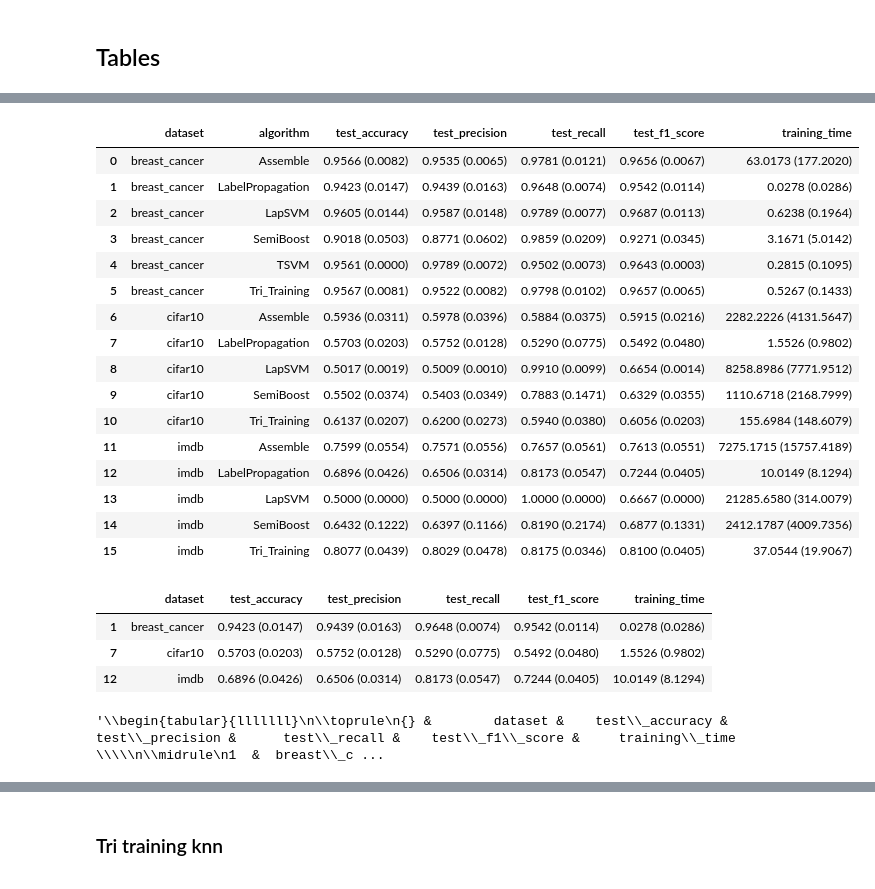
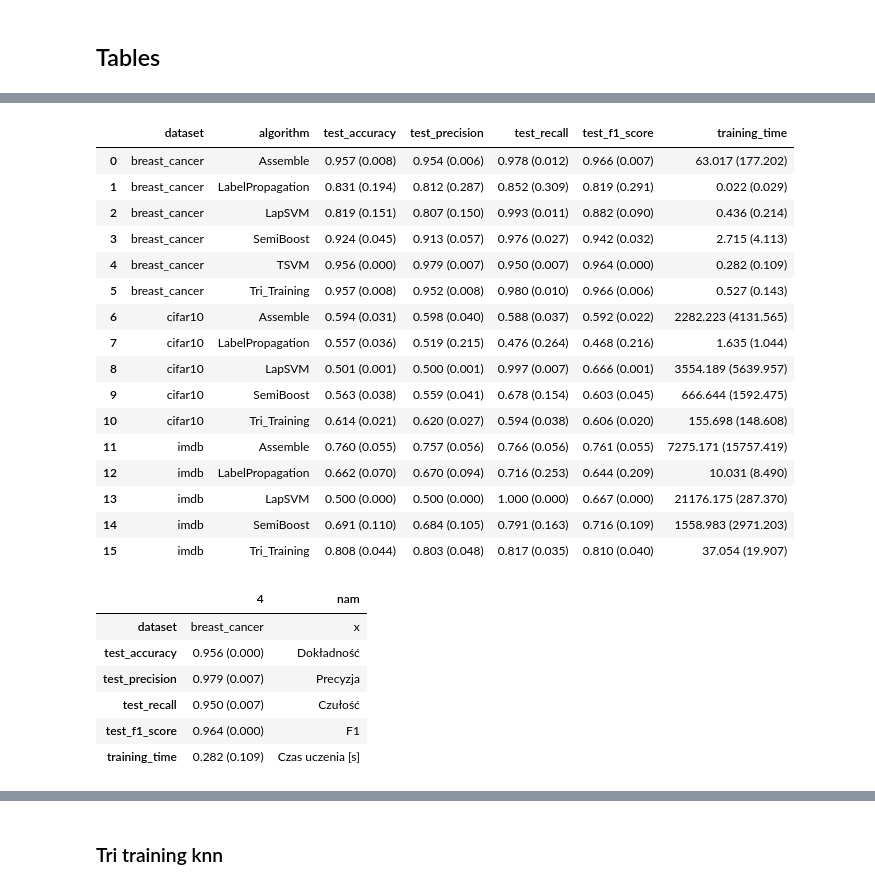
Before and after one commit to github-kamilk/BSc_Thesis, a Jupyter notebook: Experiments_analysis.ipynb, the cells around one changed output, grey strips where cells are left out. Saved outputs shown, nothing was run; the diff lists cells and outputs as text; code cells hidden in the pictures.

```diff
--- a/Experiments_analysis.ipynb
+++ b/Experiments_analysis.ipynb
@@ -5,7 +5,7 @@ import pandas as pd
 import json
 
 # Ścieżka do pliku JSON
-file_path = 'experiments_results_base_parameters/all_results.json'
+file_path = 'executed_experiments/experiments_results_base_parameters/all_results.json'
 
 # Otwarcie i wczytanie danych z pliku
 with open(file_path, 'r') as file:
@@ -25,7 +25,7 @@ for entry in json.loads(json_data):
     df_list.append(flat_entry)
 
 df = pd.DataFrame(df_list)
-df[['accuracy', 'precision', 'recall', 'f1_score', 'time']] = df[['accuracy', 'precision', 'recall', 'f1_score', 'time']].round(4)
+df[['accuracy', 'precision', 'recall', 'f1_score', 'time']] = df[['accuracy', 'precision', 'recall', 'f1_score', 'time']].round(3)
 # Wyświetlenie pierwszych kilku wierszy DataFrame'u
 df.head()
 # %% [output]
@@ -153,7 +169,7 @@ df[df.dataset=='breast_cancer'][['algorithm','test_accuracy','test_precision','t
 import pandas as pd
 import json
 
-updated_file_path = 'executed_experiments/experiment_2_results_combined/all_results.json'
+updated_file_path = 'executed_experiments/experiment_2_results_combined/all_results_tables.json'
 
 with open(updated_file_path, 'r') as file:
     updated_lp_results = json.load(file)
@@ -169,7 +185,7 @@ grouped_data = updated_df.groupby(['dataset','algorithm'])[['test_accuracy', 'te
 grouped_data.columns = [' '.join(col).strip() for col in grouped_data.columns.values]
 
 def format_mean_std(mean, std):
-    return f"{mean:.4f} ({std:.4f})"
+    return f"{mean:.3f} ({std:.3f})"
 
 formatted_data = {}
 for column in grouped_data.columns:
@@ -203,30 +202,31 @@ formatted_results_df
 |  | dataset | algorithm | test_accuracy | test_precision | test_recall | test_f1_score | training_time |
-| 0 | breast_cancer | Assemble | 0.9566 (0.0082) | 0.9535 (0.0065) | 0.9781 (0.0121) | 0.9656 (0.0067) | 63.0173 (177.2020) |
-| 1 | breast_cancer | LabelPropagation | 0.9423 (0.0147) | 0.9439 (0.0163) | 0.9648 (0.0074) | 0.9542 (0.0114) | 0.0278 (0.0286) |
-| 2 | breast_cancer | LapSVM | 0.9605 (0.0144) | 0.9587 (0.0148) | 0.9789 (0.0077) | 0.9687 (0.0113) | 0.6238 (0.1964) |
-| 3 | breast_cancer | SemiBoost | 0.9018 (0.0503) | 0.8771 (0.0602) | 0.9859 (0.0209) | 0.9271 (0.0345) | 3.1671 (5.0142) |
-| 4 | breast_cancer | TSVM | 0.9561 (0.0000) | 0.9789 (0.0072) | 0.9502 (0.0073) | 0.9643 (0.0003) | 0.2815 (0.1095) |
-| 5 | breast_cancer | Tri_Training | 0.9567 (0.0081) | 0.9522 (0.0082) | 0.9798 (0.0102) | 0.9657 (0.0065) | 0.5267 (0.1433) |
-| 6 | cifar10 | Assemble | 0.5936 (0.0311) | 0.5978 (0.0396) | 0.5884 (0.0375) | 0.5915 (0.0216) | 2282.2226 (4131.5647) |
-| 7 | cifar10 | LabelPropagation | 0.5703 (0.0203) | 0.5752 (0.0128) | 0.5290 (0.0775) | 0.5492 (0.0480) | 1.5526 (0.9802) |
-| 8 | cifar10 | LapSVM | 0.5017 (0.0019) | 0.5009 (0.0010) | 0.9910 (0.0099) | 0.6654 (0.0014) | 8258.8986 (7771.9512) |
-| 9 | cifar10 | SemiBoost | 0.5502 (0.0374) | 0.5403 (0.0349) | 0.7883 (0.1471) | 0.6329 (0.0355) | 1110.6718 (2168.7999) |
-| 10 | cifar10 | Tri_Training | 0.6137 (0.0207) | 0.6200 (0.0273) | 0.5940 (0.0380) | 0.6056 (0.0203) | 155.6984 (148.6079) |
-| 11 | imdb | Assemble | 0.7599 (0.0554) | 0.7571 (0.0556) | 0.7657 (0.0561) | 0.7613 (0.0551) | 7275.1715 (15757.4189) |
-| 12 | imdb | LabelPropagation | 0.6896 (0.0426) | 0.6506 (0.0314) | 0.8173 (0.0547) | 0.7244 (0.0405) | 10.0149 (8.1294) |
-| 13 | imdb | LapSVM | 0.5000 (0.0000) | 0.5000 (0.0000) | 1.0000 (0.0000) | 0.6667 (0.0000) | 21285.6580 (314.0079) |
-| 14 | imdb | SemiBoost | 0.6432 (0.1222) | 0.6397 (0.1166) | 0.8190 (0.2174) | 0.6877 (0.1331) | 2412.1787 (4009.7356) |
-| 15 | imdb | Tri_Training | 0.8077 (0.0439) | 0.8029 (0.0478) | 0.8175 (0.0346) | 0.8100 (0.0405) | 37.0544 (19.9067) |
+| 0 | breast_cancer | Assemble | 0.957 (0.008) | 0.954 (0.006) | 0.978 (0.012) | 0.966 (0.007) | 63.017 (177.202) |
+| 1 | breast_cancer | LabelPropagation | 0.831 (0.194) | 0.812 (0.287) | 0.852 (0.309) | 0.819 (0.291) | 0.022 (0.029) |
+| 2 | breast_cancer | LapSVM | 0.819 (0.151) | 0.807 (0.150) | 0.993 (0.011) | 0.882 (0.090) | 0.436 (0.214) |
+| 3 | breast_cancer | SemiBoost | 0.924 (0.045) | 0.913 (0.057) | 0.976 (0.027) | 0.942 (0.032) | 2.715 (4.113) |
+| 4 | breast_cancer | TSVM | 0.956 (0.000) | 0.979 (0.007) | 0.950 (0.007) | 0.964 (0.000) | 0.282 (0.109) |
+| 5 | breast_cancer | Tri_Training | 0.957 (0.008) | 0.952 (0.008) | 0.980 (0.010) | 0.966 (0.006) | 0.527 (0.143) |
+| 6 | cifar10 | Assemble | 0.594 (0.031) | 0.598 (0.040) | 0.588 (0.037) | 0.592 (0.022) | 2282.223 (4131.565) |
+| 7 | cifar10 | LabelPropagation | 0.557 (0.036) | 0.519 (0.215) | 0.476 (0.264) | 0.468 (0.216) | 1.635 (1.044) |
+| 8 | cifar10 | LapSVM | 0.501 (0.001) | 0.500 (0.001) | 0.997 (0.007) | 0.666 (0.001) | 3554.189 (5639.957) |
+| 9 | cifar10 | SemiBoost | 0.563 (0.038) | 0.559 (0.041) | 0.678 (0.154) | 0.603 (0.045) | 666.644 (1592.475) |
+| 10 | cifar10 | Tri_Training | 0.614 (0.021) | 0.620 (0.027) | 0.594 (0.038) | 0.606 (0.020) | 155.698 (148.608) |
+| 11 | imdb | Assemble | 0.760 (0.055) | 0.757 (0.056) | 0.766 (0.056) | 0.761 (0.055) | 7275.171 (15757.419) |
+| 12 | imdb | LabelPropagation | 0.662 (0.070) | 0.670 (0.094) | 0.716 (0.253) | 0.644 (0.209) | 10.031 (8.490) |
+| 13 | imdb | LapSVM | 0.500 (0.000) | 0.500 (0.000) | 1.000 (0.000) | 0.667 (0.000) | 21176.175 (287.370) |
+| 14 | imdb | SemiBoost | 0.691 (0.110) | 0.684 (0.105) | 0.791 (0.163) | 0.716 (0.109) | 1558.983 (2971.203) |
+| 15 | imdb | Tri_Training | 0.808 (0.044) | 0.803 (0.048) | 0.817 (0.035) | 0.810 (0.040) | 37.054 (19.907) |
 # %%
-algorithm = "LabelPropagation"
-formatted_results_df[formatted_results_df.algorithm == algorithm][['dataset', 'test_accuracy', 'test_precision','test_recall', 'test_f1_score', 'training_time']]
+algorithm = "TSVM"
+formatted_results_df = formatted_results_df[formatted_results_df.algorithm == algorithm][['dataset', 'test_accuracy', 'test_precision','test_recall', 'test_f1_score', 'training_time']].T[[4]]
+formatted_results_df.loc[:, "nam"] = ['x','Dokładność', 'Precyzja', 'Czułość', 'F1', 'Czas uczenia [s]']
-# %% [output]
-|  | dataset | test_accuracy | test_precision | test_recall | test_f1_score | training_time |
-| 1 | breast_cancer | 0.9423 (0.0147) | 0.9439 (0.0163) | 0.9648 (0.0074) | 0.9542 (0.0114) | 0.0278 (0.0286) |
-| 7 | cifar10 | 0.5703 (0.0203) | 0.5752 (0.0128) | 0.5290 (0.0775) | 0.5492 (0.0480) | 1.5526 (0.9802) |
-| 12 | imdb | 0.6896 (0.0426) | 0.6506 (0.0314) | 0.8173 (0.0547) | 0.7244 (0.0405) | 10.0149 (8.1294) |
-# %%
-algorithm = "LabelPropagation"
-formatted_results_df[formatted_results_df.algorithm == algorithm][['dataset', 'test_accuracy', 'test_precision','test_recall', 'test_f1_score', 'training_time']].to_latex()
-# %% [output]
-'\\begin{tabular}{lllllll}\n\\toprule\n{} &        dataset &    test\\_accuracy &   test\\_precision &      test\\_recall &    test\\_f1\\_score &     training\\_time \\\\\n\\midrule\n1  &  breast\\_c ...
+# %%
+formatted_results_df
+# %% [output]
+|  | 4 | nam |
+| dataset | breast_cancer | x |
+| test_accuracy | 0.956 (0.000) | Dokładność |
+| test_precision | 0.979 (0.007) | Precyzja |
+| test_recall | 0.950 (0.007) | Czułość |
+| test_f1_score | 0.964 (0.000) | F1 |
+| training_time | 0.282 (0.109) | Czas uczenia [s] |
```
Also changed, not shown: parts of 18 cells of this notebook, 3 other files.
